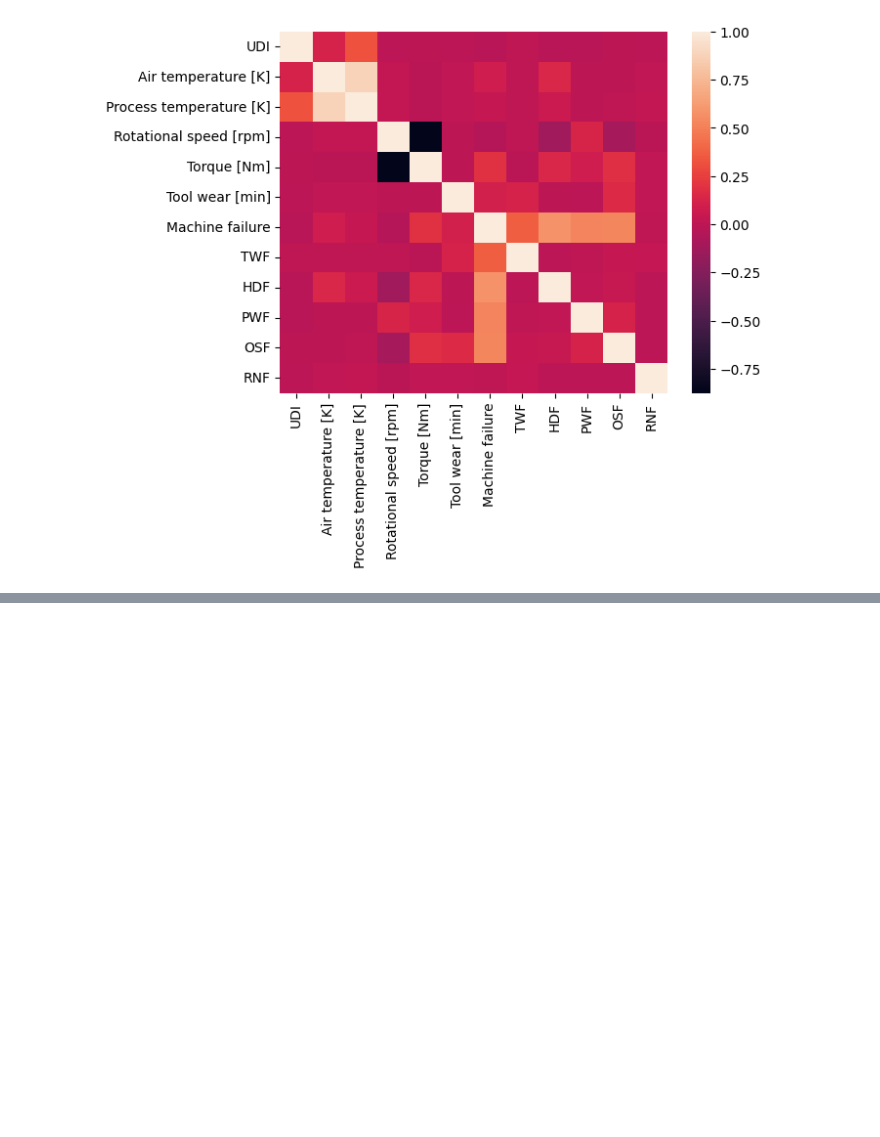
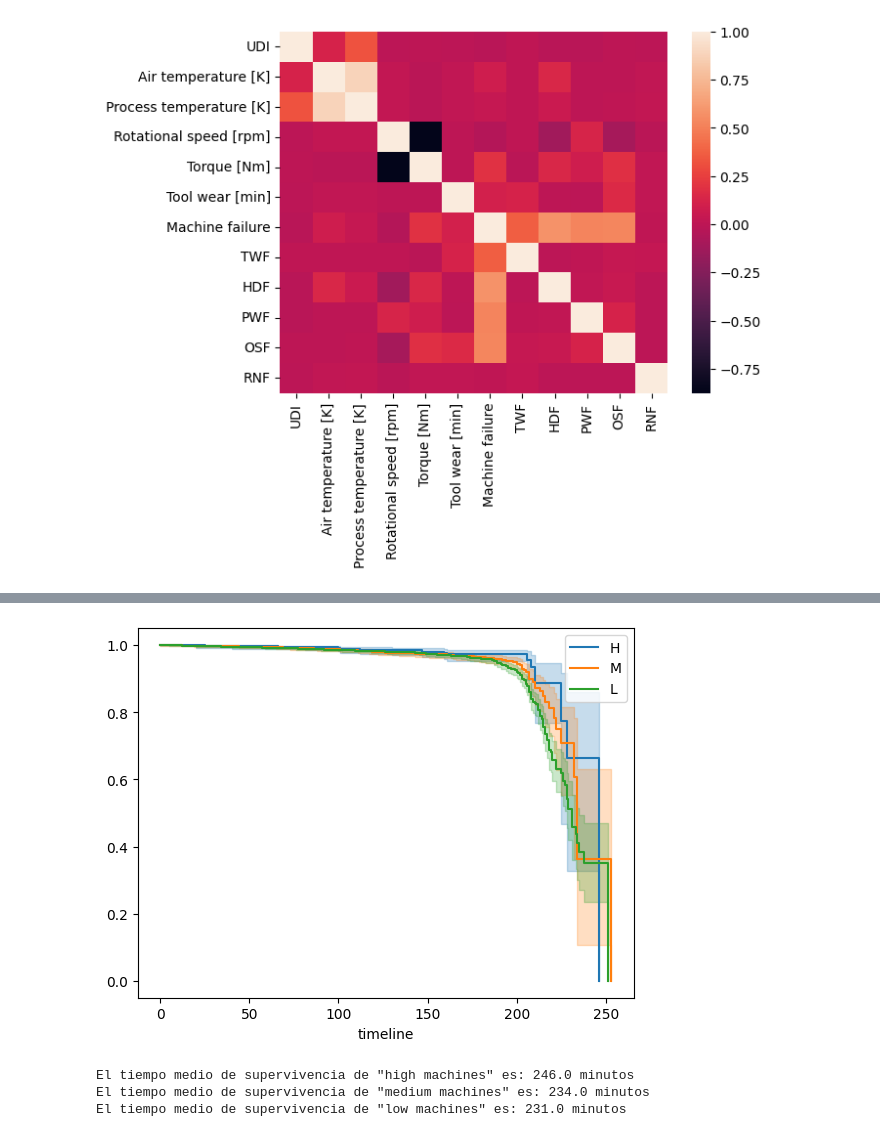
Before and after one commit to AlexanderPelaezJimenez/survival_analysis, a Jupyter notebook: survival_analysis.ipynb, the cells around one changed output, grey strips where cells are left out. Saved outputs shown, nothing was run; the diff lists cells and outputs as text; code cells hidden in the pictures; blank space fills up the shorter version.

```diff
--- a/survival_analysis.ipynb
+++ b/survival_analysis.ipynb
@@ -184,0 +239,40 @@ En Python, esto puede hacerse utilizando el paquete **[lifeline](https://lifelin
+# %%
+high_machine = df[df['Type']=='H']
+medium_machine = df[df['Type']=='M']
+low_machine = df[df['Type']=='L']
+
+kmf = KaplanMeierFitter()
+
+# Ajustamos el kmf al grupo High
+kmf.fit(durations=high_machine['Tool wear [min]'], event_observed=high_machine['Machine failure'], label='H')
+
+# Creamos un gráfico de la función de supervivencia
+surv_plot = kmf.plot_survival_function()
+
+# Ajustamos el kmf a los otros grupos
+kmf.fit(durations=medium_machine['Tool wear [min]'], event_observed=medium_machine['Machine failure'], label='M')
+kmf.plot_survival_function(ax=surv_plot)
+
+kmf.fit(durations=low_machine['Tool wear [min]'], event_observed=low_machine['Machine failure'], label='L')
+kmf.plot_survival_function(ax=surv_plot)
+
+plt.show()
+# %% [output]
+[figure, added]
+# %%
+kmf_high = KaplanMeierFitter()
+kmf_high.fit(durations=high_machine['Tool wear [min]'], event_observed=high_machine['Machine failure'])
+
+kmf_medium = KaplanMeierFitter()
+kmf_medium.fit(durations=medium_machine['Tool wear [min]'], event_observed=medium_machine['Machine failure'])
+
+kmf_low = KaplanMeierFitter()
+kmf_low.fit(durations=low_machine['Tool wear [min]'], event_observed=low_machine['Machine failure'])
+
+print(f'El tiempo medio de supervivencia de "high machines" es: {kmf_high.median_survival_time_} minutos')
+print(f'El tiempo medio de supervivencia de "medium machines" es: {kmf_medium.median_survival_time_} minutos')
+print(f'El tiempo medio de supervivencia de "low machines" es: {kmf_low.median_survival_time_} minutos')
+# %% [output]
+El tiempo medio de supervivencia de "high machines" es: 246.0 minutos
+El tiempo medio de supervivencia de "medium machines" es: 234.0 minutos
+El tiempo medio de supervivencia de "low machines" es: 231.0 minutos
```
Also changed, not shown: parts of 7 cells of this notebook.
